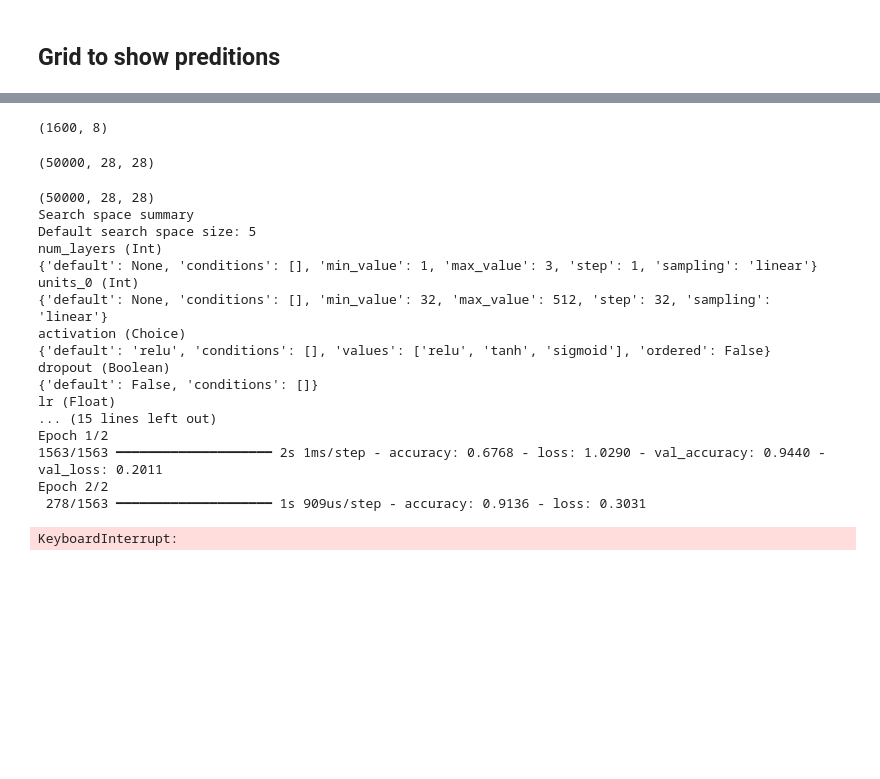
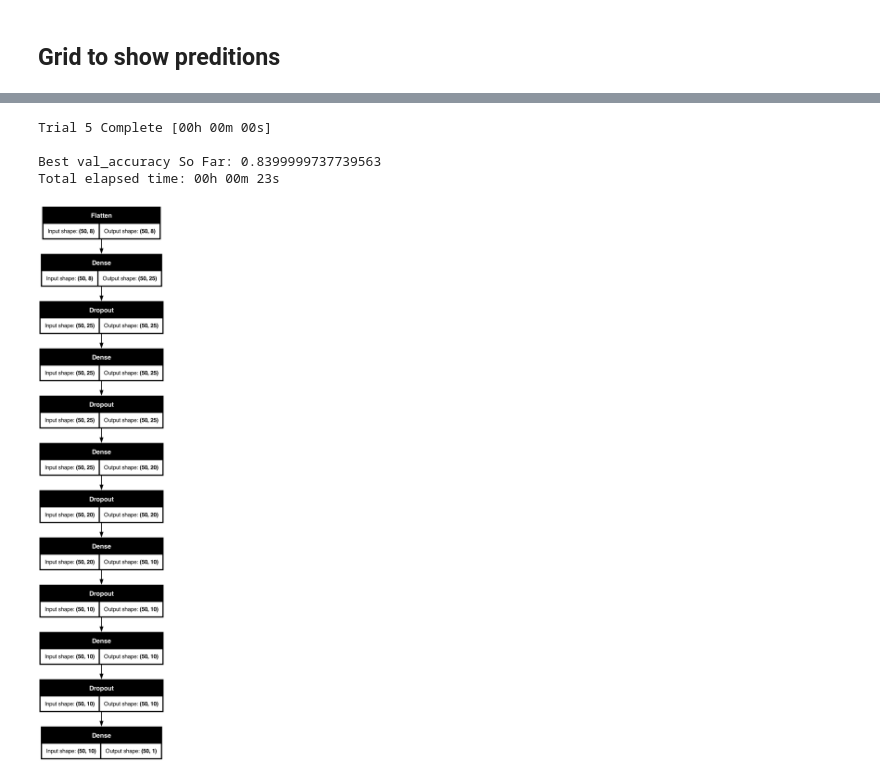
Before and after one commit to FrancescoLR02/LCP-Mod-B-Exercises, a Jupyter notebook: ex1/analise_data_DNN_2025.ipynb, the cells around one changed output, grey strips where cells are left out. Saved outputs shown, nothing was run; the diff lists cells and outputs as text; code cells hidden in the pictures; blank space fills up the shorter version.

```diff
--- a/ex1/analise_data_DNN_2025.ipynb
+++ b/ex1/analise_data_DNN_2025.ipynb
@@ -254,49 +250,27 @@ remember: these ar 2 out of L=8 dimensions, of which L-2 contain random noise
-# %%
-print(x_train.shape)
-# %% [output]
-(1600, 8)
-# %%
-(x, y), (x_test, y_test) = keras.datasets.mnist.load_data()
-
-x_train = x[:-10000]
-x_val = x[-10000:]
-y_train = y[:-10000]
-y_val = y[-10000:]
-
-
-print(x_train.shape)
-# %% [output]
-(50000, 28, 28)
 # %%
+import keras_tuner
 import keras
-
-
-import keras
-import keras_tuner
 from keras import layers
-
 
 def build_model(hp):
     model = keras.Sequential()
     model.add(layers.Flatten())
     # Tune the number of layers.
-    for i in range(hp.Int("num_layers", 1, 3)):
+    for i in range(hp.Int("num_layers", 1, 6)):
         model.add(
             layers.Dense(
                 # Tune number of units separately.
-                units=hp.Int(f"units_{i}", min_value=32, max_value=512, step=32),
-                activation=hp.Choice("activation", ["relu", "tanh", "sigmoid"]),
+                units=hp.Int(f"units_{i}", min_value=10, max_value=30, step=5),
+                activation=hp.Choice("activation", ["relu", "sigmoid", "tanh", "elu"]),
             )
         )
-    if hp.Boolean("dropout"):
-        model.add(layers.Dropout(rate=hp.floa))
-    model.add(layers.Dense(10, activation="softmax"))
-    learning_rate = hp.Float("lr", min_value=1e-4, max_value=1e-2, sampling="log")
+        model.add(layers.Dropout(rate=hp.Float("dropout", min_value = 0, max_value = 0.2, step = 0.05)))
+
+    model.add(layers.Dense(1, activation="sigmoid")) #Layer output --> importante che sia della size giusta
+    learning_rate = hp.Float("lr", min_value=1e-6, max_value=1e-1, sampling="log")
     model.compile(
-        optimizer=keras.optimizers.Adam(learning_rate=learning_rate),
-        loss="categorical_crossentropy",
-        metrics=["accuracy"],
-    )
+        optimizer=hp.Choice("optimizer", ["adam", "RMSprop", "Nesterov"]), loss="binary_crossentropy",
+        metrics=["accuracy"])
     return model
 
 
@@ -305,33 +279,22 @@ build_model(keras_tuner.HyperParameters())
 tuner = keras_tuner.RandomSearch(
     hypermodel=build_model,
     objective="val_accuracy",
-    max_trials=3,
-    executions_per_trial=2,
+    max_trials=50,
+    executions_per_trial=1,
     overwrite=True,
-    directory="my_dir",
-    project_name="helloworld",
 )
 
 tuner.search_space_summary()
 
-
-tuner.search(x_train, y_train, epochs=2, validation_data=(x_val, y_val))
+tuner.search(x_train, y_train, batch_size = 50, epochs = 320, validation_data=(x_valid,y_valid), verbose=1)
 # %% [output]
-(50000, 28, 28)
-Search space summary
-Default search space size: 5
-num_layers (Int)
-{'default': None, 'conditions': [], 'min_value': 1, 'max_value': 3, 'step': 1, 'sampling': 'linear'}
-units_0 (Int)
-{'default': None, 'conditions': [], 'min_value': 32, 'max_value': 512, 'step': 32, 'sampling': 'linear'}
-activation (Choice)
-{'default': 'relu', 'conditions': [], 'values': ['relu', 'tanh', 'sigmoid'], 'ordered': False}
-dropout (Boolean)
-{'default': False, 'conditions': []}
-lr (Float)
-... (15 lines left out)
-Epoch 1/2
-1563/1563 ━━━━━━━━━━━━━━━━━━━━ 2s 1ms/step - accuracy: 0.6768 - loss: 1.0290 - val_accuracy: 0.9440 - val_loss: 0.2011
-Epoch 2/2
- 278/1563 ━━━━━━━━━━━━━━━━━━━━ 1s 909us/step - accuracy: 0.9136 - loss: 0.3031
+Trial 5 Complete [00h 00m 00s]
+
+Best val_accuracy So Far: 0.8399999737739563
+Total elapsed time: 00h 00m 23s
-KeyboardInterrupt:
+# %%
+#A way to visualize the NN
+model = tuner.get_best_models(num_models=1)
+keras.utils.plot_model(model[0], show_shapes=True)
+# %% [output]
+[figure, added]
```
Also changed, not shown: parts of 8 cells of this notebook.
